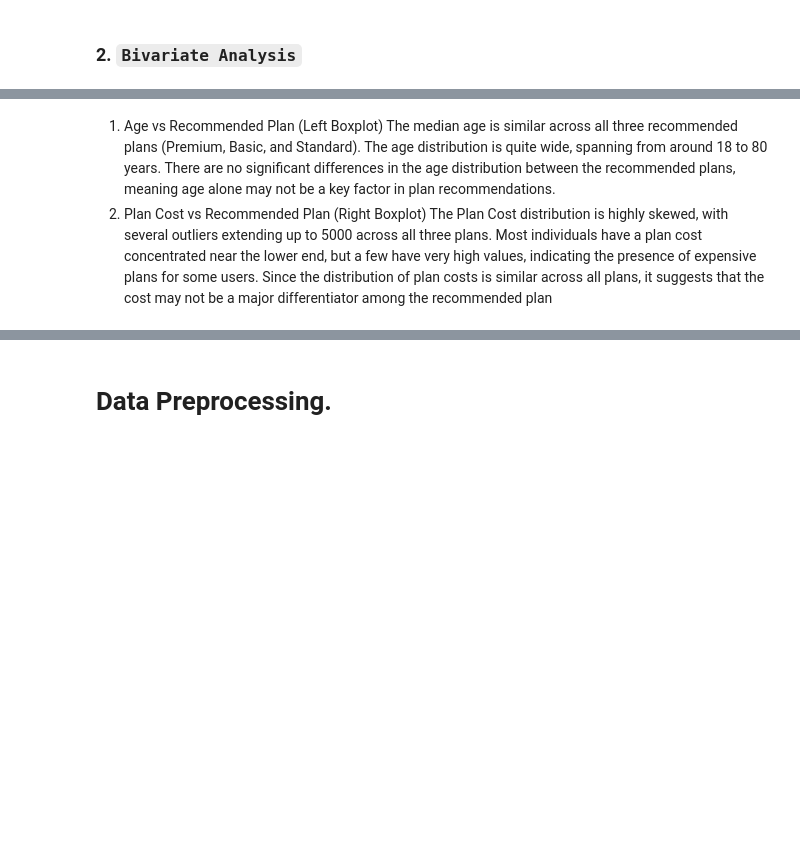
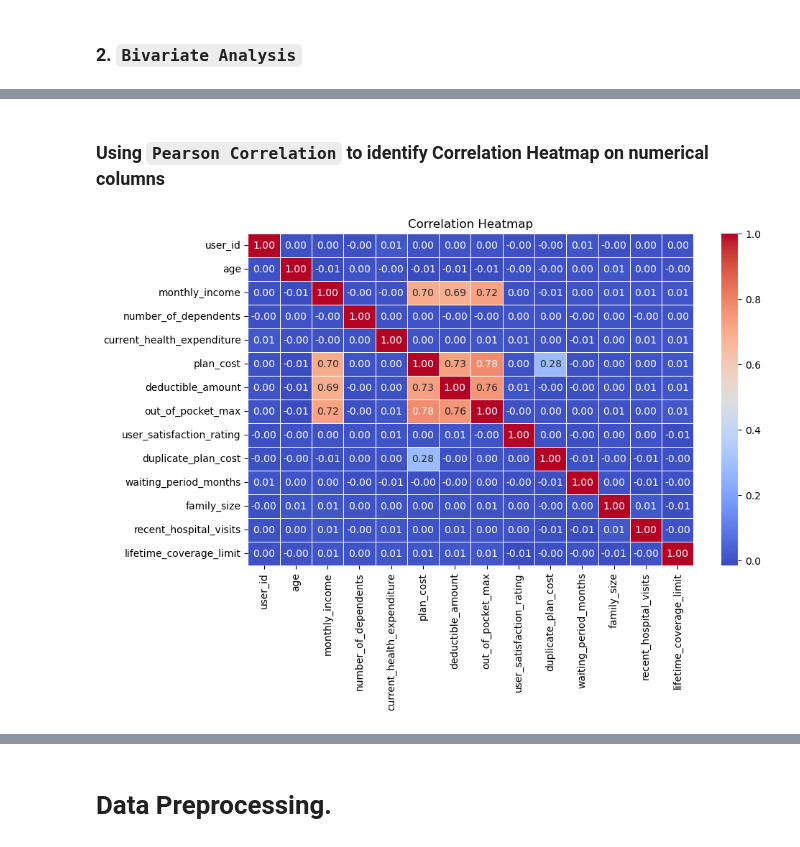
Before and after one commit to ruth-kitasi/Health-Insurance-Recommender-System, a Jupyter notebook: index.ipynb, the cells around one changed output, grey strips where cells are left out. Cells and saved outputs as stored; diff of their text form; code cells hidden in the pictures; blank space fills up the shorter version.

```diff
--- a/index.ipynb
+++ b/index.ipynb
@@ -279,0 +316,20 @@ No duplicate columns found.
+# %%
+import pandas as pd
+import seaborn as sns
+import matplotlib.pyplot as plt
+from sklearn.preprocessing import LabelEncoder
+
+# Separate numerical columns
+numerical_col = df.select_dtypes(include=['int64', 'float64'])
+
+# Encode the target variable if it's categorical
+if df['recommended_plan'].dtype == 'object':
+    le = LabelEncoder()
+    df['recommended_plan'] = le.fit_transform(df['recommended_plan'])
+
+# Compute correlation with the target variable
+correlation_matrix = numerical_col.corrwith(df['recommended_plan']).sort_values(ascending=False)
+
+# Display the correlation values
+print("Correlation with Target Variable:")
+print(correlation_matrix)
@@ -424,9 +456,12 @@ plt.show()
-# %% [markdown]
-1. Age vs Recommended Plan (Left Boxplot)
-The median age is similar across all three recommended plans (Premium, Basic, and Standard).
-The age distribution is quite wide, spanning from around 18 to 80 years.
-There are no significant differences in the age distribution between the recommended plans, meaning age alone may not be a key factor in plan recommendations.
-2. Plan Cost vs Recommended Plan (Right Boxplot)
-The Plan Cost distribution is highly skewed, with several outliers extending up to 5000 across all three plans.
-Most individuals have a plan cost concentrated near the lower end, but a few have very high values, indicating the presence of expensive plans for some users.
-Since the distribution of plan costs is similar across all plans, it suggests that the cost may not be a major differentiator among the recommended plan
+# %% [markdown]
+### Using `Pearson Correlation` to identify Correlation Heatmap on numerical columns
+# %%
+import seaborn as sns
+import matplotlib.pyplot as plt
+
+plt.figure(figsize=(10, 6))
+sns.heatmap(numerical_col.corr(), annot=True, cmap="coolwarm", fmt=".2f", linewidths=0.5)
+plt.title("Correlation Heatmap")
+plt.show()
+# %% [output]
+[figure, added]
```
Also changed, not shown: parts of 22 cells of this notebook, 1 other file.
